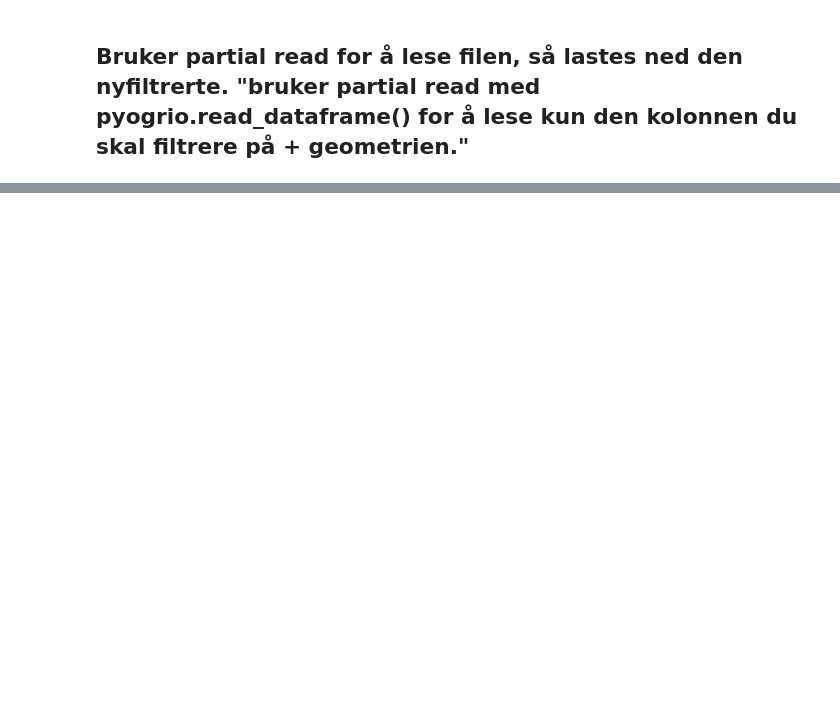
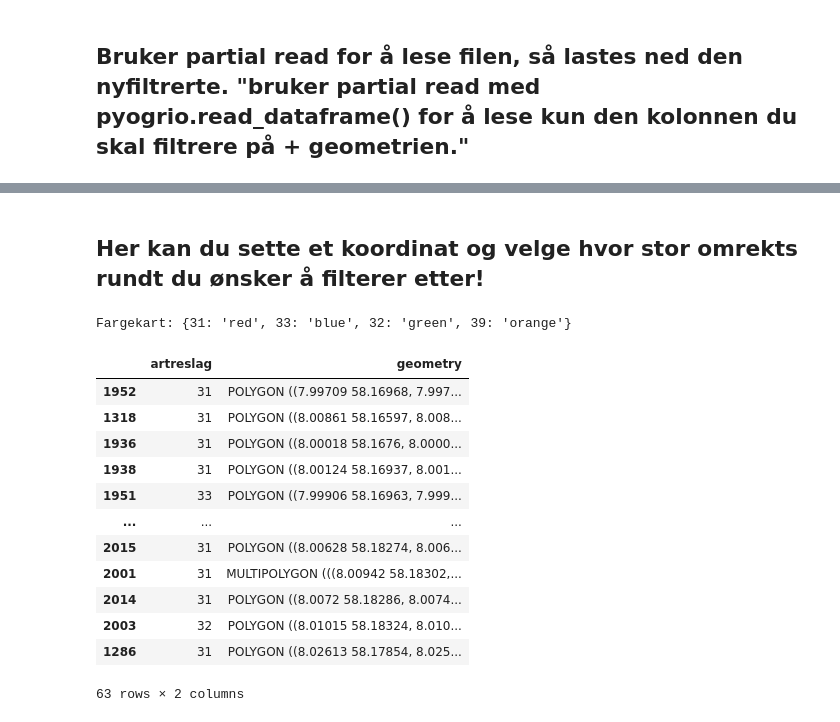
Before and after one commit to kartAI/kaidata_geolake, a Jupyter notebook: Johanne/Geopandas-B2.ipynb, the cells around one changed output, grey strips where cells are left out. Saved outputs shown, nothing was run; the diff lists cells and outputs as text; code cells hidden in the pictures; blank space fills up the shorter version.

```diff
--- a/Johanne/Geopandas-B2.ipynb
+++ b/Johanne/Geopandas-B2.ipynb
@@ -170,27 +133,0 @@ Tilgjengelige kolonner: ['kilde', 'artype', 'arskogbon', 'artreslag', 'arjordbr'
-# %%
-
-# Filbane til AR50 FlatGeobuf (FGB)
-fgb_file = "/Users/johannehaakenstad/Bachelor-Filer/Github-KartAI/Johanne/data/AR50_FDG/NY_output.fgb"
-
-# Leser inn data
-gdf = gpd.read_file(fgb_file)
-
-# Maks antall rader som skal strømmes
-max_rader = 30
-
-# Begrens datasettet til maks 30 rader
-gdf = gdf.iloc[:max_rader]
-
-# Definer batch-størrelse
-batch_size = 10
-
-print("Starter simulert strømming av AR50-data...\n")
-
-# Strømmer data i batches
-for i in range(0, len(gdf), batch_size):
-    batch = gdf.iloc[i:i+batch_size]
-    print(batch)
-    print(f"Strømmet {min(i+batch_size, len(gdf))} av {len(gdf)} rader...\n")
-    time.sleep(2)
-
-print("Strømming fullført!")
@@ -983,0 +382,32 @@ Fargekart: {98: 'red', 31: 'blue', 33: 'green', 39: 'orange'}
+# %% [markdown]
+## Her kan du sette et koordinat og velge hvor stor omrekts rundt du ønsker å filterer etter!
+# %%
+
+map_obj, filtered_table_buffer = create_map_with_buffer_partialread_all(
+    fgb_path=ar50_file,
+    column="artreslag",
+    center_x=8.01122450699552,
+    center_y=58.1743128719827,
+    buffer_radius=1000
+)
+
+# Vis først tabellen med de filtrerte dataene
+display(filtered_table_buffer)
+
+# Deretter vises det interaktive kartet
+display(map_obj)
+# %% [output]
+Fargekart: {31: 'red', 33: 'blue', 32: 'green', 39: 'orange'}
+|  | artreslag | geometry |
+| 1952 | 31 | POLYGON ((7.99709 58.16968, 7.997... |
+| 1318 | 31 | POLYGON ((8.00861 58.16597, 8.008... |
+| 1936 | 31 | POLYGON ((8.00018 58.1676, 8.0000... |
+| 1938 | 31 | POLYGON ((8.00124 58.16937, 8.001... |
+| 1951 | 33 | POLYGON ((7.99906 58.16963, 7.999... |
+| ... | ... | ... |
+| 2015 | 31 | POLYGON ((8.00628 58.18274, 8.006... |
+| 2001 | 31 | MULTIPOLYGON (((8.00942 58.18302,... |
+| 2014 | 31 | POLYGON ((8.0072 58.18286, 8.0074... |
+| 2003 | 32 | POLYGON ((8.01015 58.18324, 8.010... |
+| 1286 | 31 | POLYGON ((8.02613 58.17854, 8.025... |
+63 rows × 2 columns
```
Also changed, not shown: parts of 37 cells of this notebook, 3 other files.
